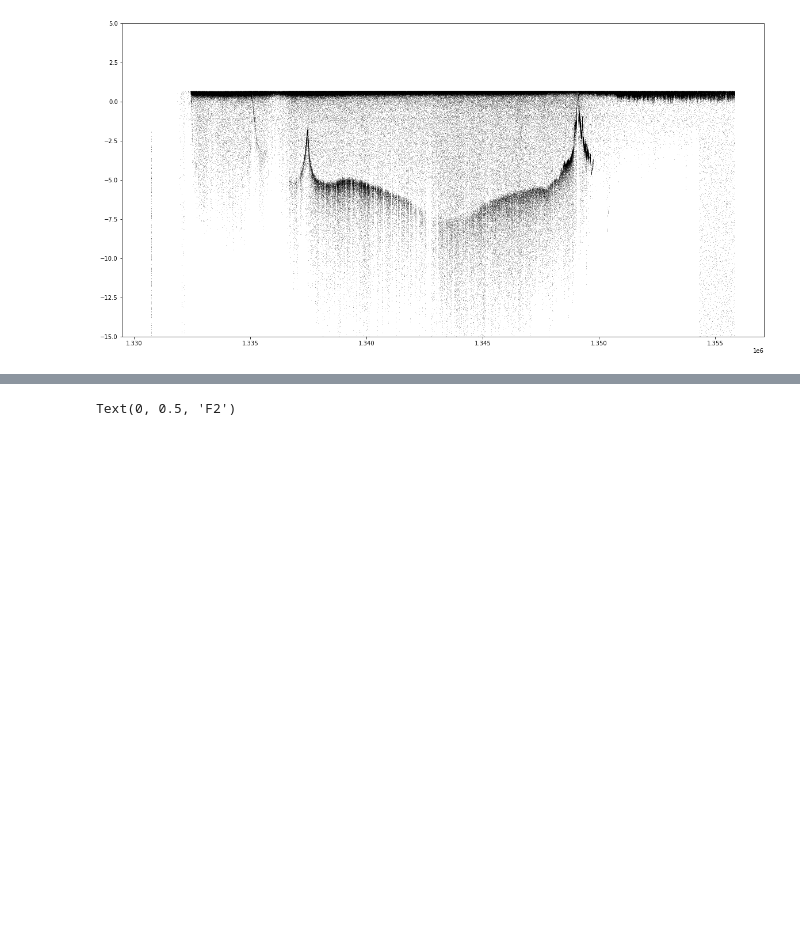
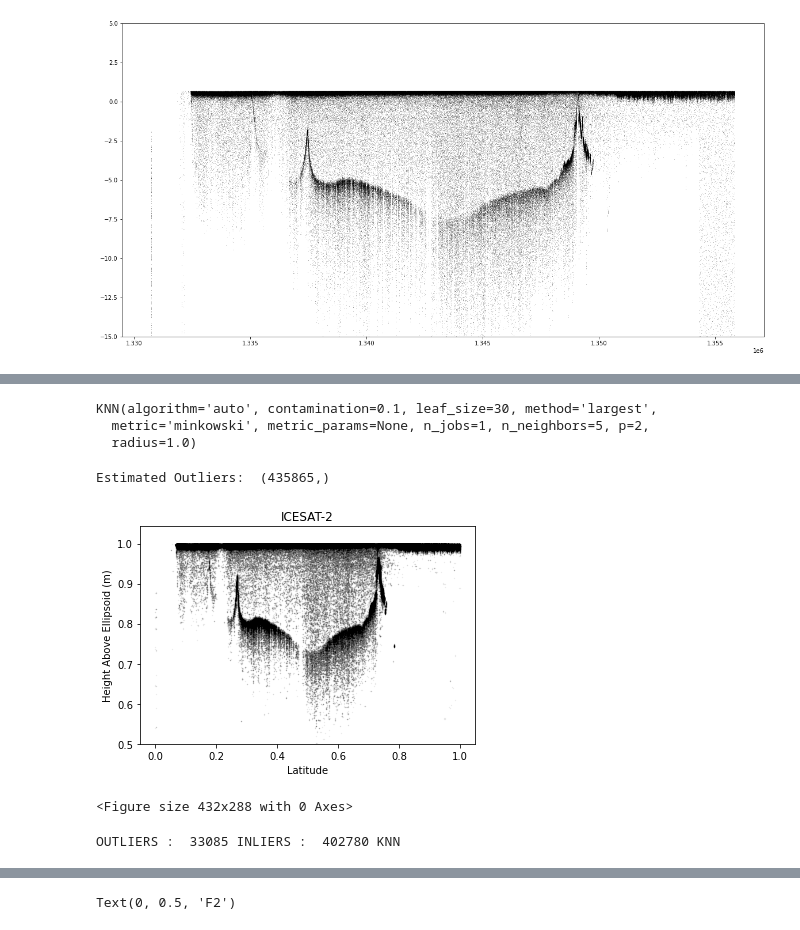
Before and after one commit to nmt28/C-SHELPh, a Jupyter notebook: 4.Bathymetry_modeling/pyod_bathy_model.ipynb, the cells around one changed output, grey strips where cells are left out. Drawn from its saved outputs; the diff is of its cells as text; code cells hidden in the pictures; blank space fills up the shorter version.

```diff
--- a/4.Bathymetry_modeling/pyod_bathy_model.ipynb
+++ b/4.Bathymetry_modeling/pyod_bathy_model.ipynb
@@ -341,3 +344,7 @@ plt.ylim(top = 5, bottom = -15)
 plt.show()
 # %% [output]
 [figure]
+# %%
+scaler = MinMaxScaler(feature_range=(0, 1))
+dataset_bath[['cor_latitude','cor_photon_height']] = scaler.fit_transform(dataset_bath[['cor_latitude','cor_photon_height']])
+dataset_bath[['cor_latitude','cor_photon_height']].head()
@@ -343,0 +358,41 @@ plt.show()
+# %%
+X1 = dataset_bath['cor_latitude'].values.reshape(-1,1)
+X2 = dataset_bath['cor_photon_height'].values.reshape(-1,1)
+# %%
+X = np.concatenate((X1,X2),axis=1)
+
+xx , yy = np.meshgrid(np.linspace(0, 1 , 200), np.linspace(0, 1, 200))
+# %%
+clf = KNN()
+clf.fit(X)
+# %% [output]
+KNN(algorithm='auto', contamination=0.1, leaf_size=30, method='largest',
+  metric='minkowski', metric_params=None, n_jobs=1, n_neighbors=5, p=2,
+  radius=1.0)
+# %%
+# predict raw anomaly score
+scores_pred = clf.decision_function(X) * -1
+
+# prediction of a datapoint category outlier or inlier
+y_pred = clf.predict(X)
+n_inliers = len(y_pred) - np.count_nonzero(y_pred)
+n_outliers = np.count_nonzero(y_pred == 1)
+print("Estimated Outliers: ", np.shape(y_pred))
+
+plt.clf()
+plt.scatter(dataset_bath.cor_latitude[y_pred==0], dataset_bath.cor_photon_height[y_pred==0], alpha=0.1, s=0.1, c='black')
+plt.title('ICESAT-2')
+plt.ylabel('Height Above Ellipsoid (m)')
+plt.xlabel('Latitude')
+# plt.ylim(top=upperLimit)
+plt.ylim(bottom=0.5)
+ax = plt.gca()
+#ax.set_facecolor('#f0f8ff')
+#ax.set_xlim([args.YAxisMin,args.YAxisMax])
+# plt.savefig(os.path.join(inDir,FigName + '_KNN.png'), dpi=500, format='PNG')
+plt.show()
+plt.clf()
+# %% [output]
+Estimated Outliers:  (435865,)
+[figure, added]
+<Figure size 432x288 with 0 Axes>
@@ -343,0 +416,9 @@ plt.show()
+# %%
+# OX1 - outlier feature 1, OX2 - outlier feature 2
+# indexes the X and Y data by the true (outlier) data from the prediction
+OX1 =  dfx['Latitude'][dfx['outlier'] == 1].values.reshape(-1,1)
+OX2 =  dfx['Photon'][dfx['outlier'] == 1].values.reshape(-1,1)
+
+print('OUTLIERS : ',n_outliers,'INLIERS : ',n_inliers, 'KNN')
+# %% [output]
+OUTLIERS :  33085 INLIERS :  402780 KNN
```
Also changed, not shown: parts of 8 cells of this notebook, 1 other file.
